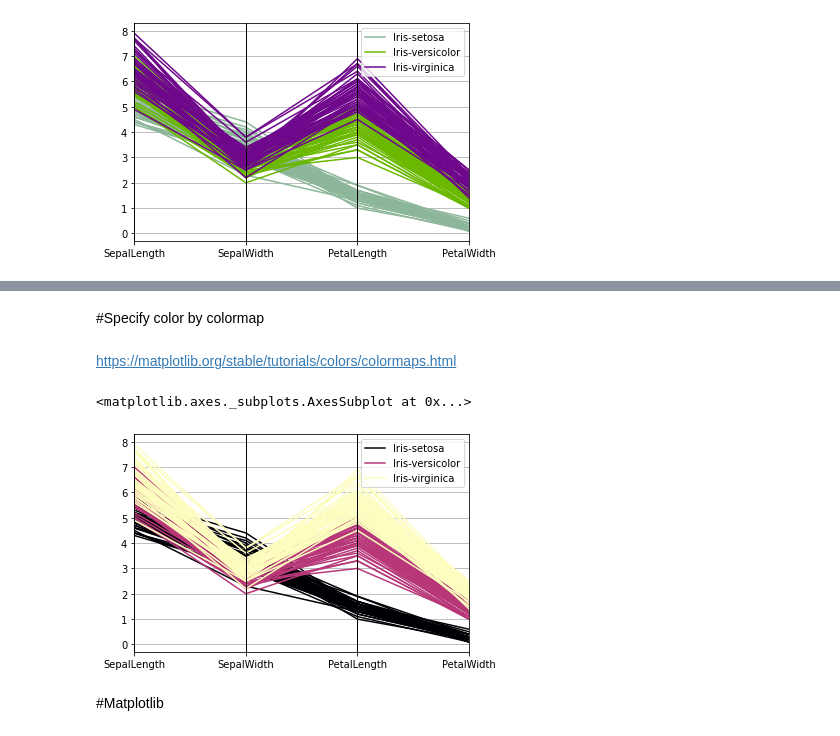
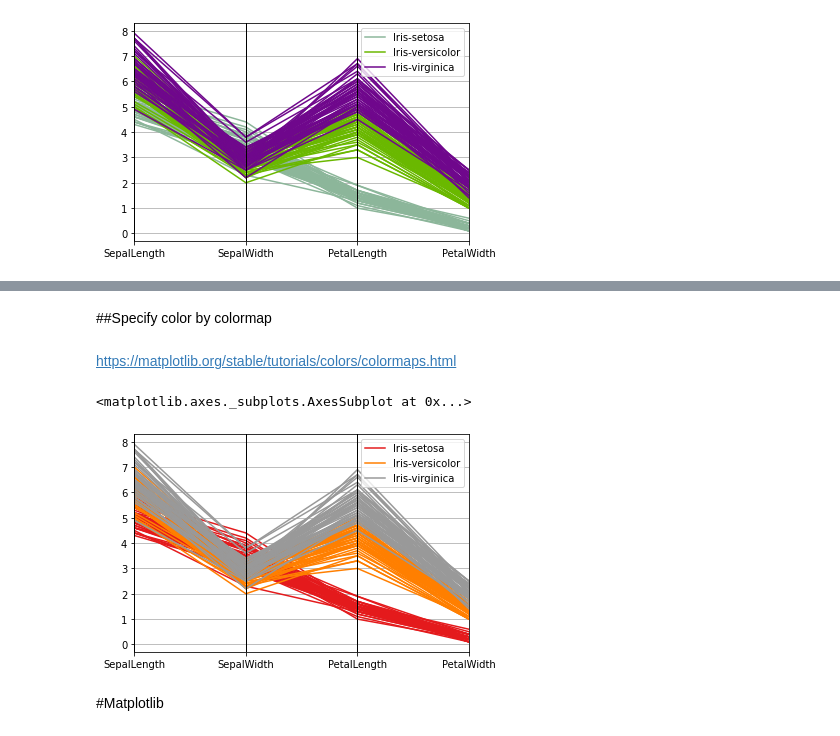
Before and after one commit to Nattakonjpg/BasicProg_DataViz65, a Jupyter notebook: DataViz01_Table_Data.ipynb, the cells around one changed output, grey strips where cells are left out. Cells and saved outputs as stored; diff of their text form; code cells hidden in the pictures.

```diff
--- a/DataViz01_Table_Data.ipynb
+++ b/DataViz01_Table_Data.ipynb
@@ -40,12 +69,12 @@ pd.plotting.parallel_coordinates(df, "Name", color=["#A73B24","#2EFA2E","#88B46C
 # %% [markdown]
-#Specify color by colormap
+##Specify color by colormap
 # %% [markdown]
 https://matplotlib.org/stable/tutorials/colors/colormaps.html
 # %%
-pd.plotting.parallel_coordinates(df, "Name", colormap ='magma')
+pd.plotting.parallel_coordinates(df, 'Name', colormap='Set1')
 # %% [output]
 <matplotlib.axes._subplots.AxesSubplot at 0x...>
-[figure, old version]
+[figure, new version]
 # %% [markdown]
 #Matplotlib
 # %%
```
Also changed, not shown: parts of 19 cells of this notebook.
